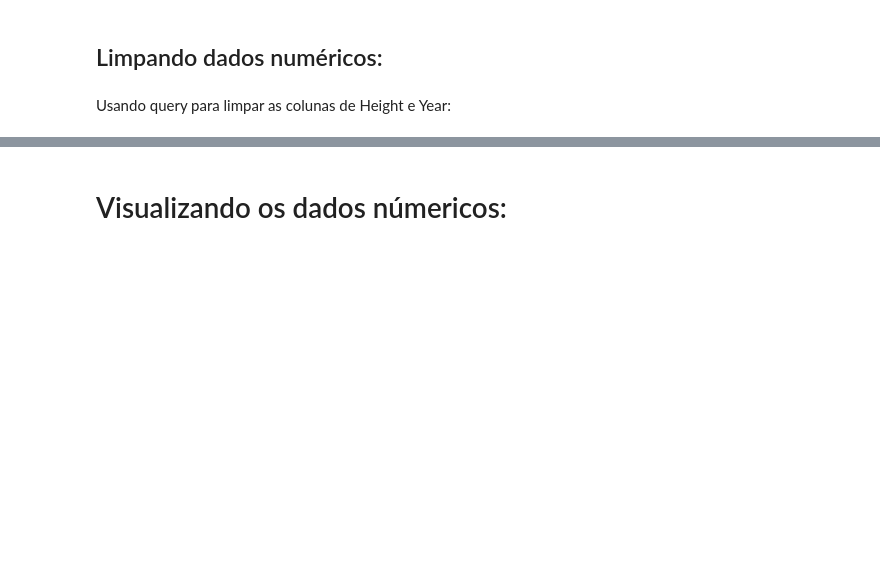
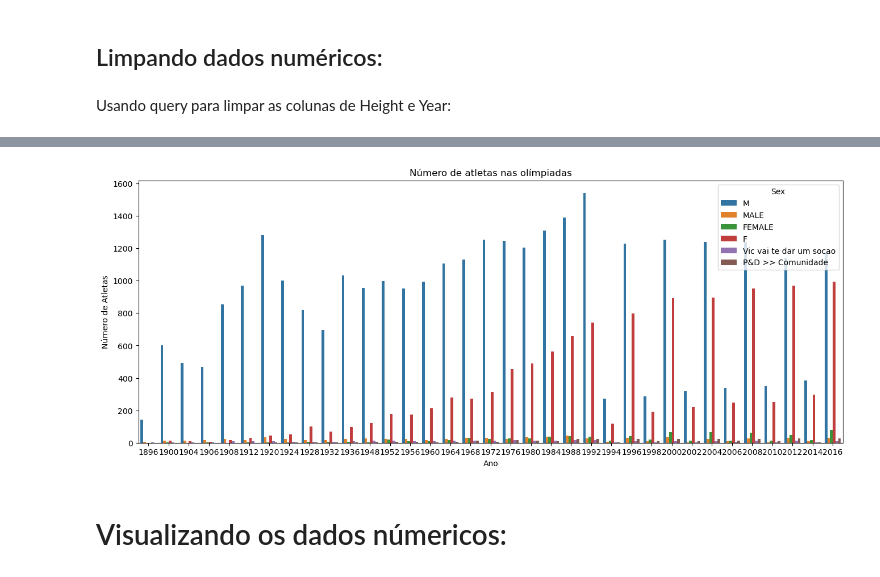
Before and after one commit to dnlfrozi/Projetinho-de-Limpeza, a Jupyter notebook: análise.ipynb, the cells around one changed output, grey strips where cells are left out. Drawn from its saved outputs; the diff is of its cells as text; code cells hidden in the pictures; blank space fills up the shorter version.

```diff
--- a/análise.ipynb
+++ b/análise.ipynb
@@ -134,3 +134,11 @@ df_oly.describe().T
 ## Limpando dados numéricos:
 # %% [markdown]
 Usando query para limpar as colunas de Height e Year:
+# %%
+for i in df_oly.index:
+  if df_oly["Height"][i] > 250: #Tratando valores muito grandes
+    df_oly["Height"] = df_oly["Height"].replace(df_oly["Height"][i], df_oly["Height"].mode()[0])
+
+df_oly.fillna(value = {"Height": df_oly["Height"].mean()}, inplace = True)
+
+df_oly["Height"] = df_oly["Height"].astype("int64")
@@ -137,6 +182,15 @@ Usando query para limpar as colunas de Height e Year:
 # %%
-df_oly= df_oly.query('0<Height<=300')
 df_oly= df_oly.query('1800<Year<=2022')
+# %%
+
+plt.figure(figsize = (16,6))
+sns.countplot(x = "Year", data = df_oly, hue = 'Sex')
+plt.ylabel("Número de Atletas")
+plt.xlabel("Ano")
+plt.title("Número de atletas nas olímpiadas")
+plt.show()
+# %% [output]
+[figure, added]
 # %% [markdown]
 # Visualizando os dados númericos:
 # %% [markdown]
```
Also changed, not shown: parts of 3 cells of this notebook.
